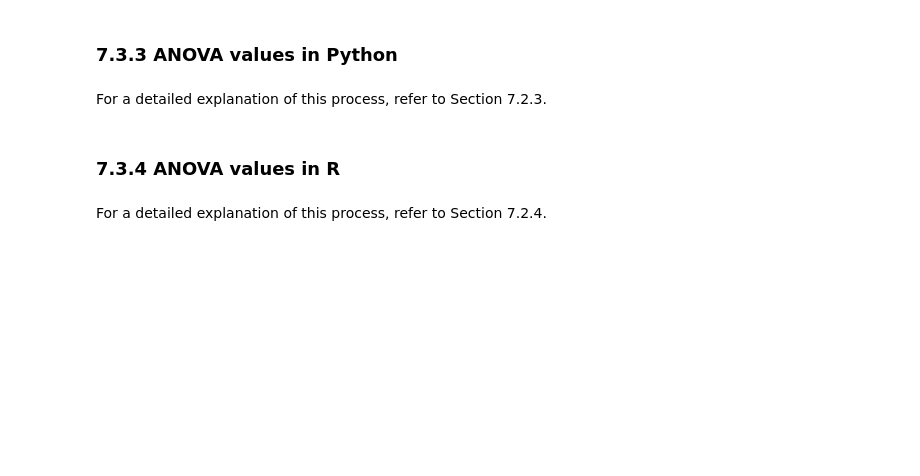
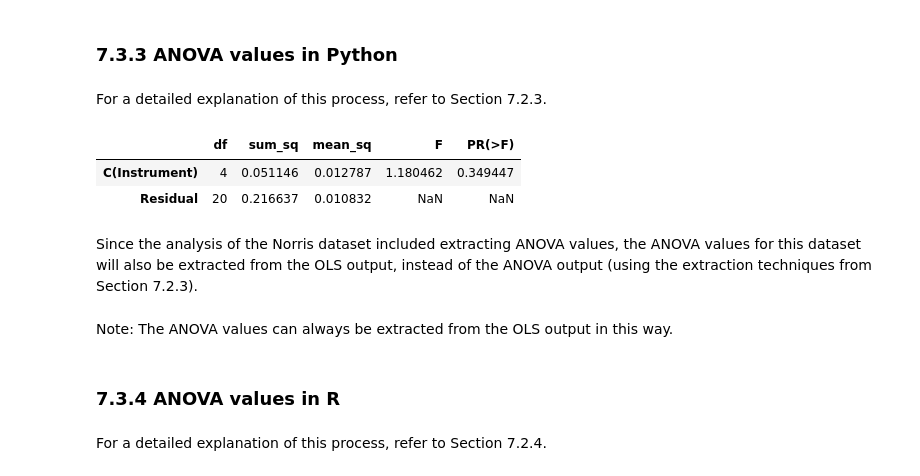
Before and after one commit to JeremyMMulcahey/IPythonNotebook, a Jupyter notebook: SeniorProject/SeniorProject.ipynb, the cells around one changed output. Cells and saved outputs as stored; diff of their text form; code cells hidden in the pictures; blank space fills up the shorter version.

```diff
--- a/SeniorProject/SeniorProject.ipynb
+++ b/SeniorProject/SeniorProject.ipynb
@@ -1072,3 +1076,19 @@ SiRLM = ols('Resistance ~ C(Instrument)', SiRFrame).fit()
+# %%
+#use the function C() on the Instrument variable to designate that
+#variable as categorical.
+SiRLM = ols('Resistance ~ C(Instrument)', SiRFrame).fit()
+
+#the following function can be executed to generate an ANOVA table.
+SiRANOVA = anova_lm(SiRLM)
+SiRANOVA
+# %% [output]
+|  | df | sum_sq | mean_sq | F | PR(>F) |
+| C(Instrument) | 4 | 0.051146 | 0.012787 | 1.180462 | 0.349447 |
+| Residual | 20 | 0.216637 | 0.010832 | NaN | NaN |
+# %% [markdown]
+Since the analysis of the Norris dataset included extracting ANOVA values, the ANOVA values for this dataset will also be extracted from the OLS output, instead of the ANOVA output (using the extraction techniques from Section 7.2.3).
+# %% [markdown]
+Note: The ANOVA values can always be extracted from the OLS output in this way.
 # %%
 Pyresstd = repr(np.sqrt(SiRLM.mse_resid))
 PyRsq = repr(SiRLM.rsquared)
```
Also changed, not shown: parts of 30 cells of this notebook.
